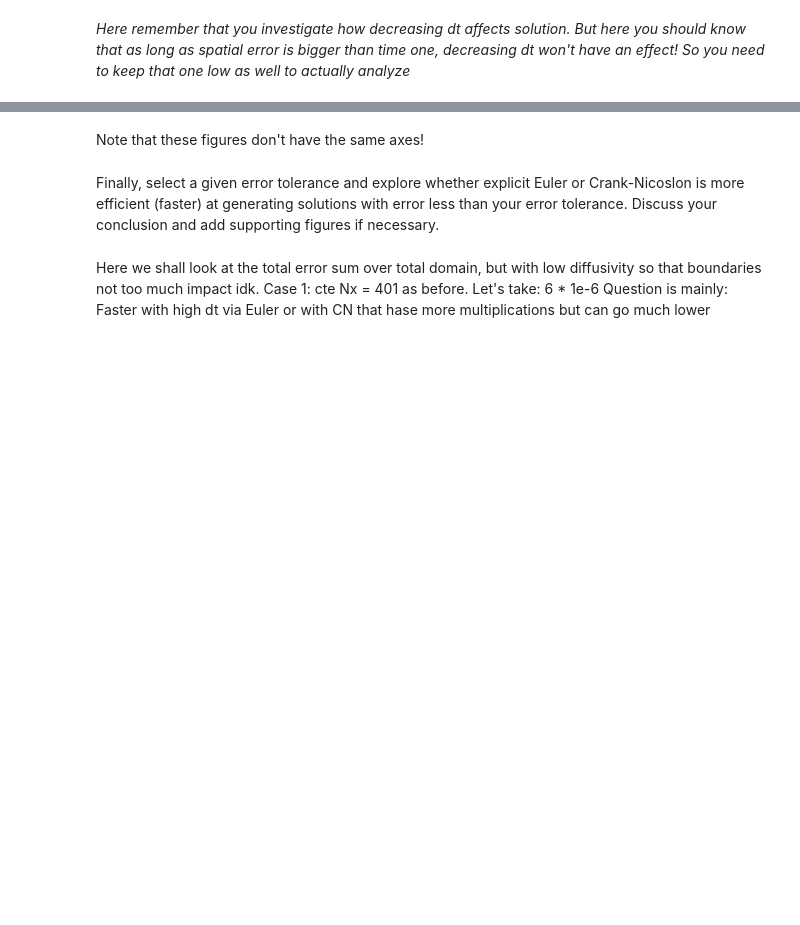
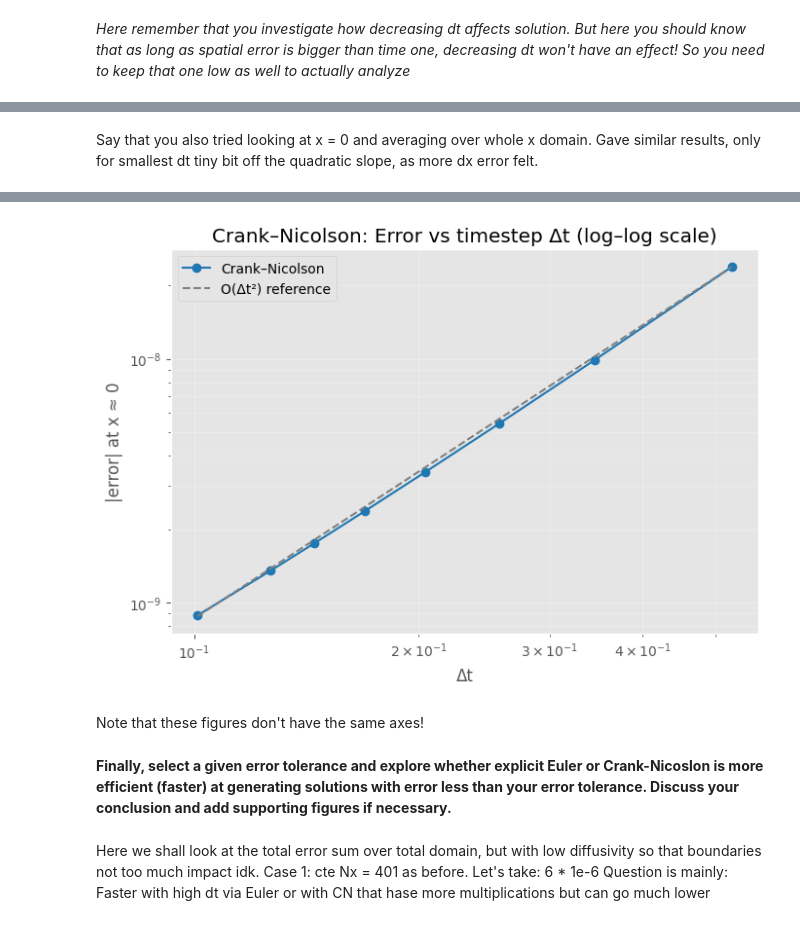
Before and after one commit to JefPhilippe/QCES, a Jupyter notebook: Project1_numerical_methods.ipynb, the cells around one changed output, grey strips where cells are left out. Saved outputs shown, nothing was run; the diff lists cells and outputs as text; code cells hidden in the pictures; blank space fills up the shorter version.

```diff
--- a/Project1_numerical_methods.ipynb
+++ b/Project1_numerical_methods.ipynb
@@ -536,7 +531,9 @@ plt.show()
+# %% [markdown]
+Say that you also tried looking at x = 0 and averaging over whole x domain. Gave similar results, only for smallest dt tiny bit off the quadratic slope, as more dx error felt.
 # %%
-# Add code to plot CN error only
+# Add code to plot CN error only (log–log + O(dt^2) reference)
 kappa = 0.001
-Nt = [500, 300, 200, 150, 100, 80, 50, 40]
+Nt = [100, 80, 70, 60, 50, 40, 30, 20]
 x_start, x_end = -1, 1
 Nx = 2001
 x = np.linspace(x_start, x_end, Nx)
@@ -559,13 +556,30 @@ for N in Nt:
     c_CN = CN(x, t, kappa)
     err_CN.append(abs(c_CN[i0, i_t] - c_exact[i0]))
 
-# --- Plot ---
+# --- sort (in case Nt not in descending order) ---
+import numpy as np
+dt_arr = np.array(dt_list)
+err_arr = np.array(err_CN)
+order = np.argsort(dt_arr)
+dt_arr, err_arr = dt_arr[order], err_arr[order]
+
+# --- Build reference O(dt²) line ---
+# normalize so that the reference passes through the smallest dt value
+ref_dt = dt_arr[-1]
+ref_err = err_arr[-1]
+ref_line = ref_err * (dt_arr / ref_dt)**2
+
+# --- Log–log plot ---
+import matplotlib.pyplot as plt
+
 plt.figure(figsize=(7, 5))
-plt.plot(dt_list, err_CN, 'o-', color='tab:blue', label='Crank–Nicolson')
-plt.title('Crank–Nicolson: Global error vs timestep Δt')
+plt.loglog(dt_arr, err_arr, 'o-', color='tab:blue', label='Crank–Nicolson')
+plt.loglog(dt_arr, ref_line, '--', color='gray', label='O(Δt²) reference')
+
+plt.title('Crank–Nicolson: Error vs timestep Δt (log–log scale)')
 plt.xlabel('Δt')
-plt.ylabel('|error| at x≈0')
-plt.grid(True, alpha=0.3)
+plt.ylabel('|error| at x ≈ 0')
+plt.grid(True, which='both', alpha=0.3)
 plt.legend()
 plt.tight_layout()
 plt.show()
@@ -574,7 +595,8 @@ KeyboardInterrupt:
+[figure, added]
 # %% [markdown]
 Note that these figures don't have the same axes!
 # %% [markdown]
-Finally, select a given error tolerance and explore whether explicit Euler or Crank-Nicoslon is more efficient (faster) at generating solutions with error less than your error tolerance. Discuss your conclusion and add supporting figures if necessary.
+**Finally, select a given error tolerance and explore whether explicit Euler or Crank-Nicoslon is more efficient (faster) at generating solutions with error less than your error tolerance. Discuss your conclusion and add supporting figures if necessary.**
 # %% [markdown]
 Here we shall look at the total error sum over total domain, but with low diffusivity so that boundaries not too much impact idk.
 Case 1: cte Nx = 401 as before. Let's take: 6 * 1e-6
```
Also changed, not shown: parts of 16 cells of this notebook.
